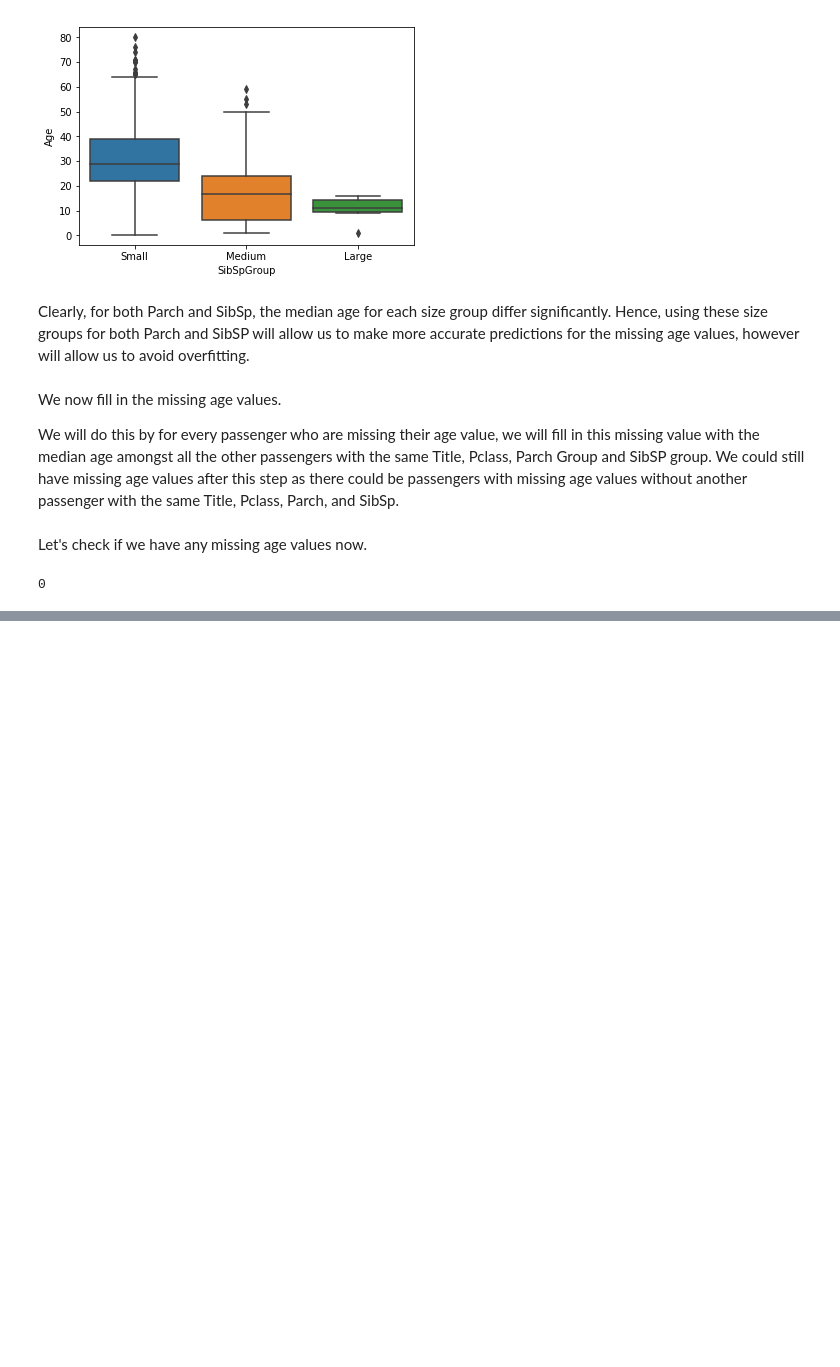
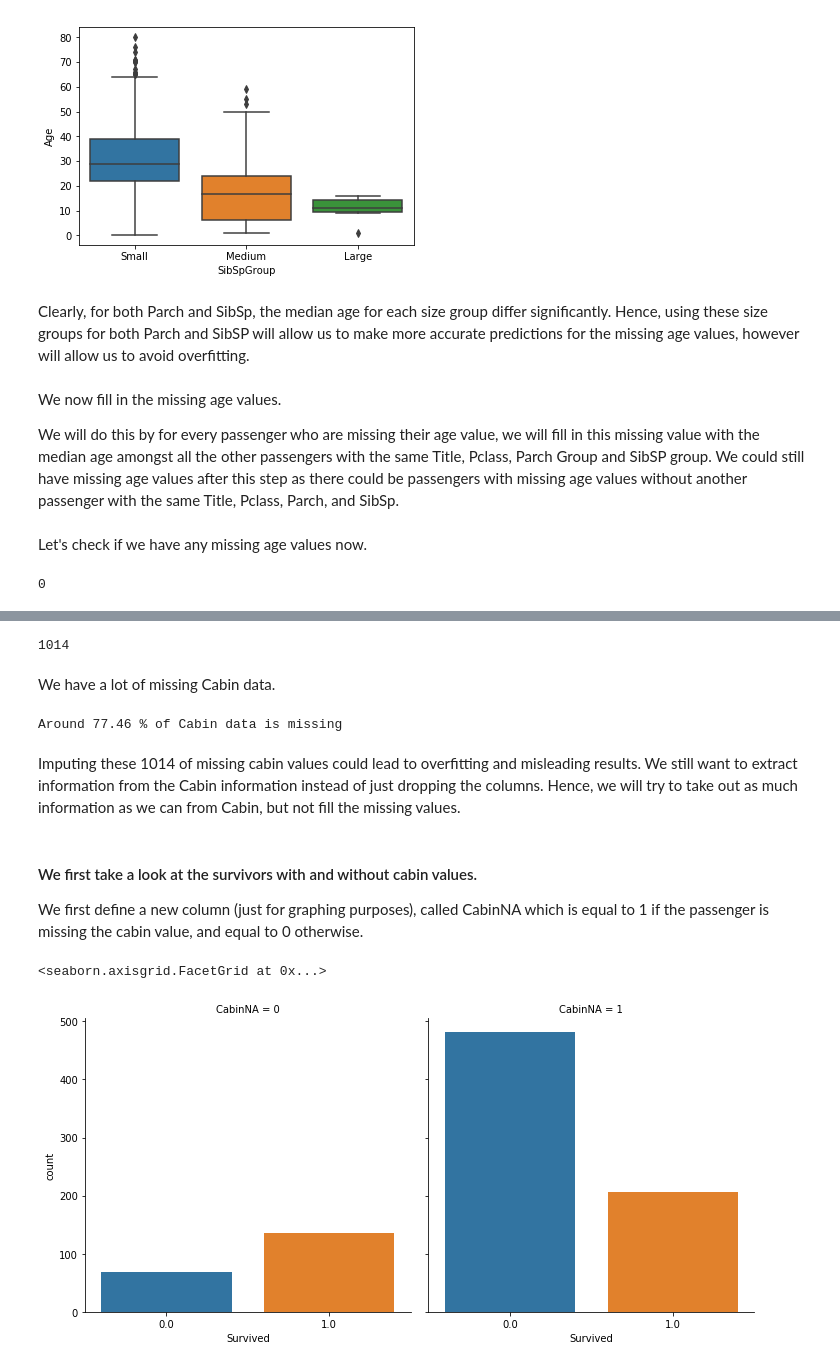
Before and after one commit to jacobk52/titanic_classification, a Jupyter notebook: python/titanic_classification.ipynb, the cells around one changed output, grey strips where cells are left out. Cells and saved outputs as stored; diff of their text form; code cells hidden in the pictures; blank space fills up the shorter version.

```diff
--- a/python/titanic_classification.ipynb
+++ b/python/titanic_classification.ipynb
@@ -795,0 +997,2 @@ We are done processing age.
+# %%
+combined_df['Embarked'].fillna(combined_df['Embarked'].mode()[0], inplace=True)
@@ -795,0 +1003,3 @@ We are done processing age.
+# %%
+embkarked_encoded= pd.get_dummies(combined_df['Embarked'], prefix = 'Emb')
+combined_df = pd.concat([combined_df, embkarked_encoded], axis = 1)
@@ -795,0 +1008,2 @@ We are done processing age.
+# %%
+combined_df.drop('Emb_S', axis=1, inplace=True)
@@ -795,0 +1012,2 @@ We are done processing age.
+# %%
+combined_df.drop('Embarked', axis=1, inplace=True)
@@ -795,0 +1018,26 @@ We are done processing age.
+# %%
+combined_df['Cabin'].isna().sum()
+# %% [output]
+1014
+# %% [markdown]
+We have a lot of missing Cabin data.
+# %%
+missing_cabin_p = round(1014/1309 * 100,2)
+print('Around',missing_cabin_p,'% of Cabin data is missing')
+# %% [output]
+Around 77.46 % of Cabin data is missing
+# %% [markdown]
+Imputing these 1014 of missing cabin values could lead to overfitting and misleading results.
+We still want to extract information from the Cabin information instead of just dropping the columns.
+Hence, we will try to take out as much information as we can from Cabin, but not fill the missing values.
+# %% [markdown]
+#### We first take a look at the survivors with and without cabin values.
+
+We first define a new column (just for graphing purposes), called CabinNA which is equal to 1 if the passenger is missing the cabin value, and equal to 0 otherwise.
+# %%
+combined_df['CabinNA'] = combined_df['Cabin'].map(lambda a:1 if pd.isna(a) else 0)
+cabin_train = combined_df.iloc[:891]
+sns.catplot(x='Survived', col='CabinNA', kind='count', data=cabin_train)
+# %% [output]
+<seaborn.axisgrid.FacetGrid at 0x...>
+[figure, added]
```
Also changed, not shown: parts of 71 cells of this notebook.
